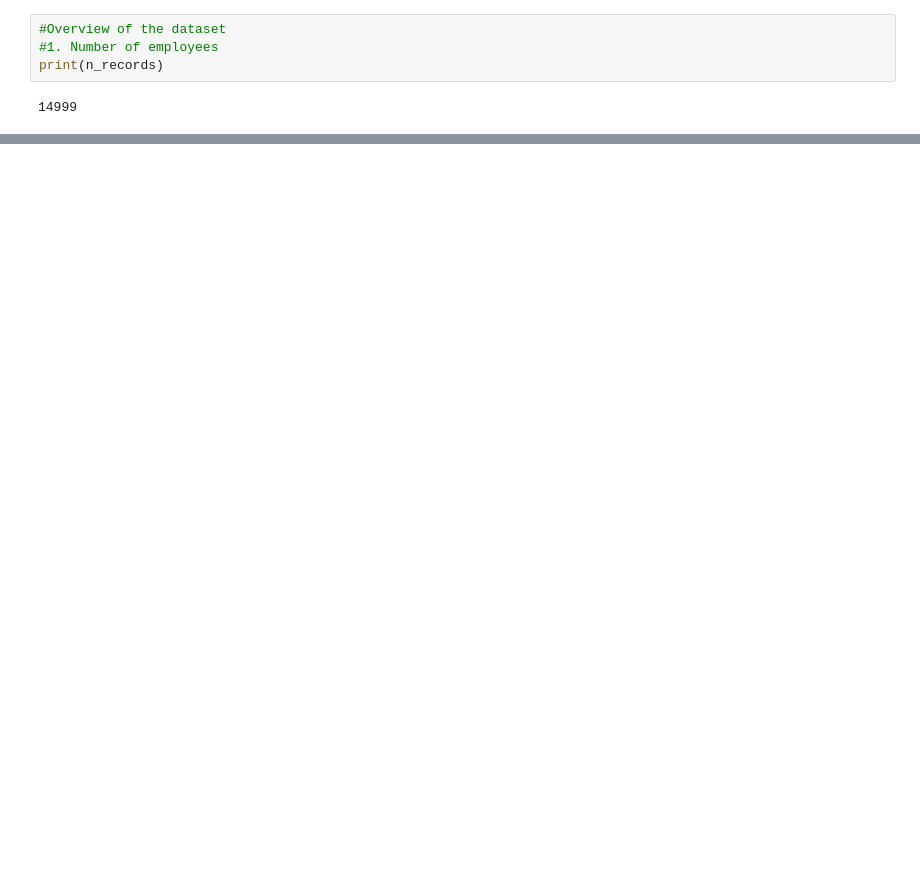
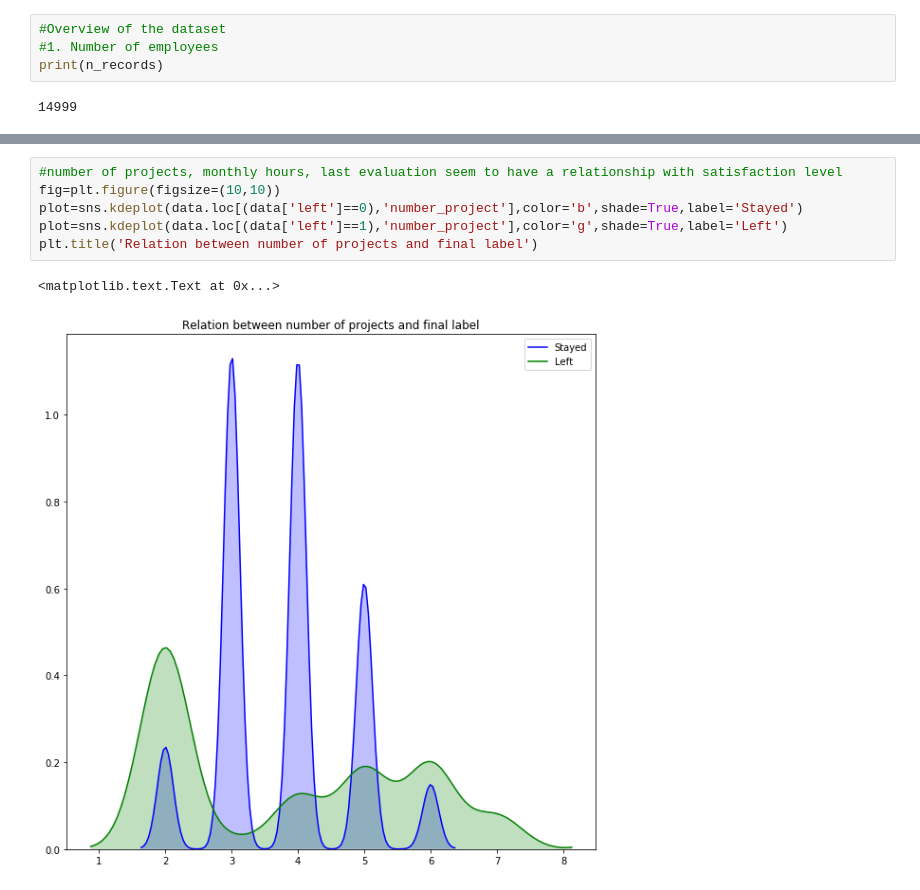
Before and after one commit to sprataps/Kaggle, a Jupyter notebook: human-resources-analytics/Human Resources .ipynb, the cells around one changed output, grey strips where cells are left out. Cells and saved outputs as stored; diff of their text form; blank space fills up the shorter version.

```diff
--- a/human-resources-analytics/Human Resources .ipynb
+++ b/human-resources-analytics/Human Resources .ipynb
@@ -118,0 +144,9 @@ plt.figure(figsize=6,6)
+# %%
+#number of projects, monthly hours, last evaluation seem to have a relationship with satisfaction level
+fig=plt.figure(figsize=(10,10))
+plot=sns.kdeplot(data.loc[(data['left']==0),'number_project'],color='b',shade=True,label='Stayed')
+plot=sns.kdeplot(data.loc[(data['left']==1),'number_project'],color='g',shade=True,label='Left')
+plt.title('Relation between number of projects and final label')
+# %% [output]
+<matplotlib.text.Text at 0x...>
+[figure, added]
```
Also changed, not shown: parts of 22 cells of this notebook.
